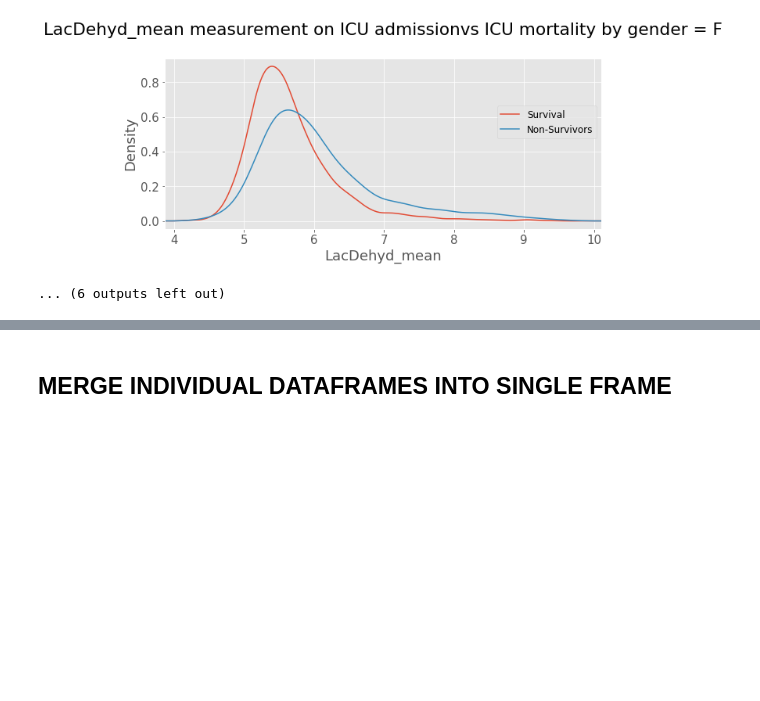
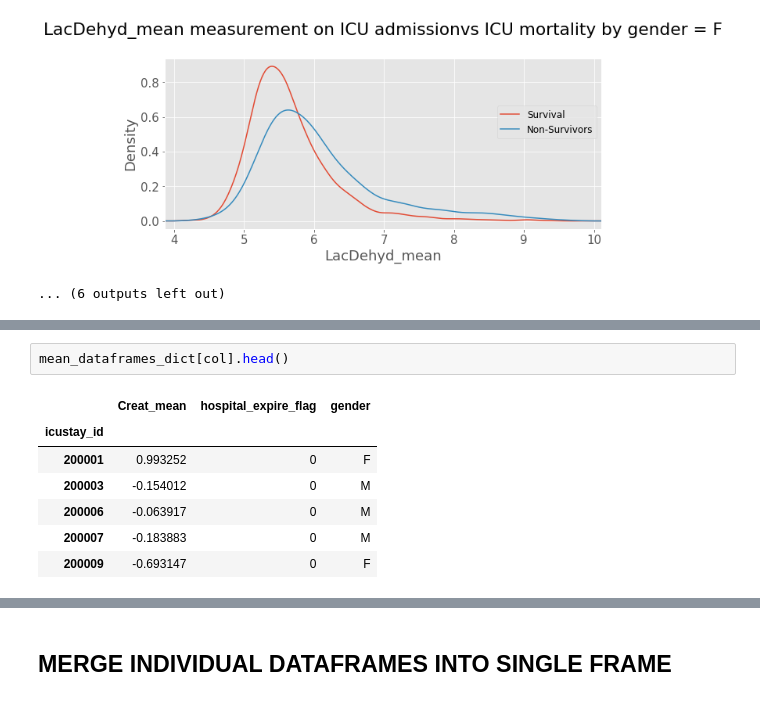
Before and after one commit to RJBeetel3/icu-data-exploration, a Jupyter notebook: icu_mortality_prediction/icu_mortality_prediction/notebooks/LABEVENTS_FIRST24.ipynb, the cells around one changed output, grey strips where cells are left out. Drawn from its saved outputs; the diff is of its cells as text; blank space fills up the shorter version.

```diff
--- a/icu_mortality_prediction/icu_mortality_prediction/notebooks/LABEVENTS_FIRST24.ipynb
+++ b/icu_mortality_prediction/icu_mortality_prediction/notebooks/LABEVENTS_FIRST24.ipynb
@@ -1104,0 +1124,10 @@ for col in dummy.keys():
+# %%
+mean_dataframes_dict[col].head()
+# %% [output]
+|  | Creat_mean | hospital_expire_flag | gender |
+| icustay_id |  |  |  |
+| 200001 | 0.993252 | 0 | F |
+| 200003 | -0.154012 | 0 | M |
+| 200006 | -0.063917 | 0 | M |
+| 200007 | -0.183883 | 0 | M |
+| 200009 | -0.693147 | 0 | F |
```
Also changed, not shown: parts of 9 cells of this notebook.
